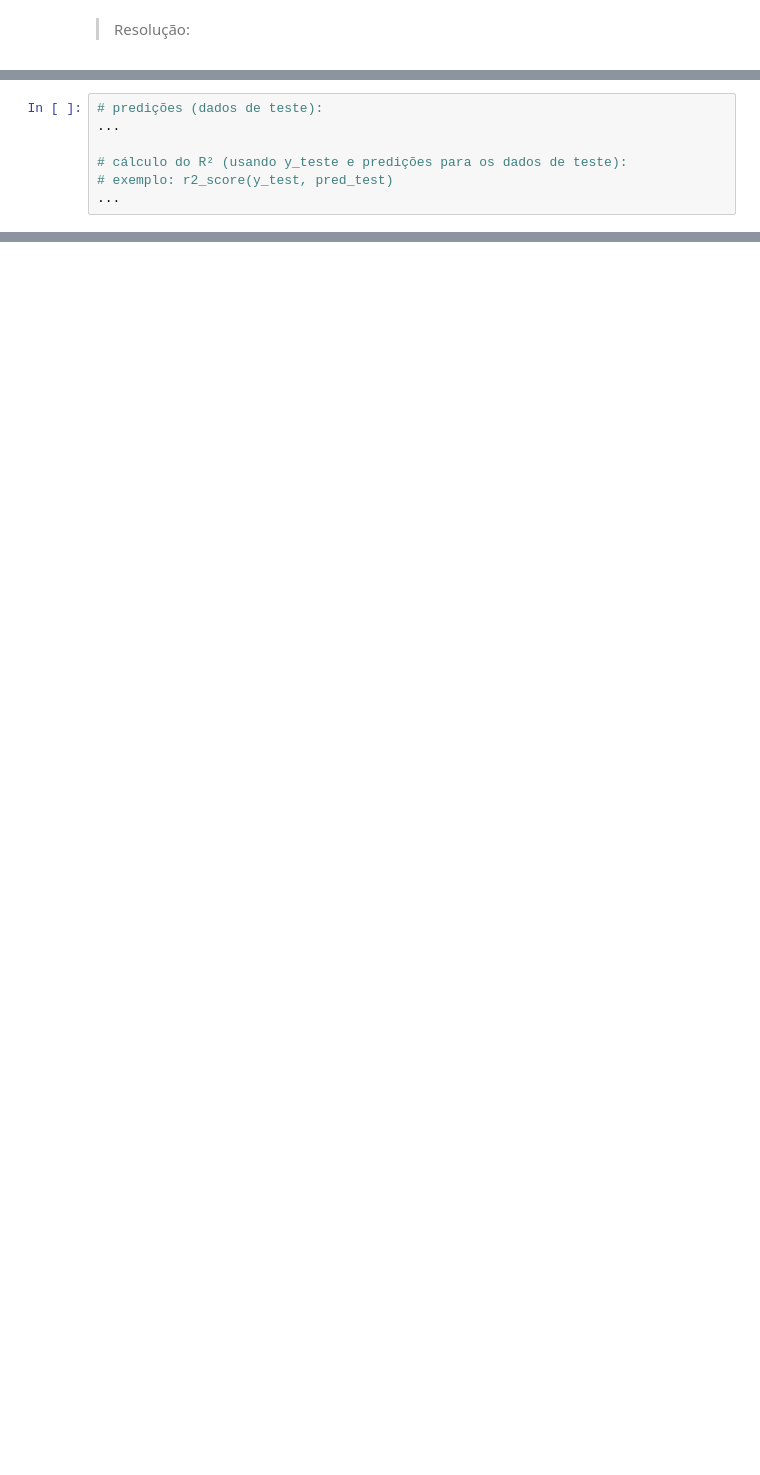
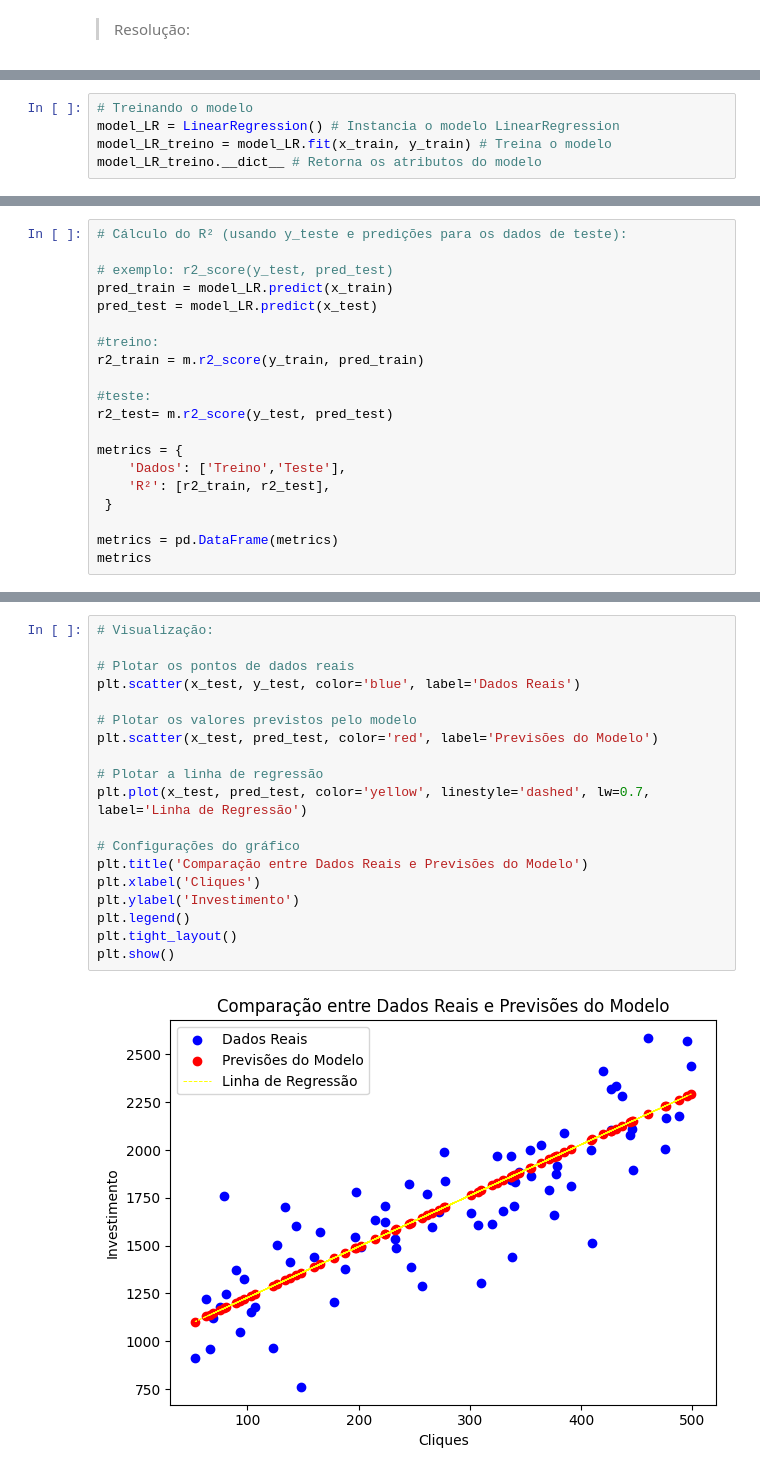
Before and after one commit to DallastaDaniel/ML_especializacao, a Jupyter notebook: Atividade_avaliativa_ML.ipynb, the cells around one changed output, grey strips where cells are left out. Saved outputs shown, nothing was run; the diff lists cells and outputs as text; blank space fills up the shorter version.

```diff
--- a/Atividade_avaliativa_ML.ipynb
+++ b/Atividade_avaliativa_ML.ipynb
@@ -556,0 +673,5 @@ resposta = ...
+# %%
+# Treinando o modelo
+model_LR = LinearRegression() # Instancia o modelo LinearRegression
+model_LR_treino = model_LR.fit(x_train, y_train) # Treina o modelo
+model_LR_treino.__dict__ # Retorna os atributos do modelo
@@ -557,7 +712,20 @@ resposta = ...
 # %%
-# predições (dados de teste):
-...
+# Cálculo do R² (usando y_teste e predições para os dados de teste):
 
-# cálculo do R² (usando y_teste e predições para os dados de teste):
 # exemplo: r2_score(y_test, pred_test)
-...
+pred_train = model_LR.predict(x_train)
+pred_test = model_LR.predict(x_test)
+
+#treino:
+r2_train = m.r2_score(y_train, pred_train)
+
+#teste:
+r2_test= m.r2_score(y_test, pred_test)
+
+metrics = {
+    'Dados': ['Treino','Teste'],
+    'R²': [r2_train, r2_test],
+ }
+
+metrics = pd.DataFrame(metrics)
+metrics
@@ -566,0 +736,21 @@ resposta = ...
+# %%
+# Visualização:
+
+# Plotar os pontos de dados reais
+plt.scatter(x_test, y_test, color='blue', label='Dados Reais')
+
+# Plotar os valores previstos pelo modelo
+plt.scatter(x_test, pred_test, color='red', label='Previsões do Modelo')
+
+# Plotar a linha de regressão
+plt.plot(x_test, pred_test, color='yellow', linestyle='dashed', lw=0.7, label='Linha de Regressão')
+
+# Configurações do gráfico
+plt.title('Comparação entre Dados Reais e Previsões do Modelo')
+plt.xlabel('Cliques')
+plt.ylabel('Investimento')
+plt.legend()
+plt.tight_layout()
+plt.show()
+# %% [output]
+[figure, added]
```
Also changed, not shown: parts of 34 cells of this notebook.
